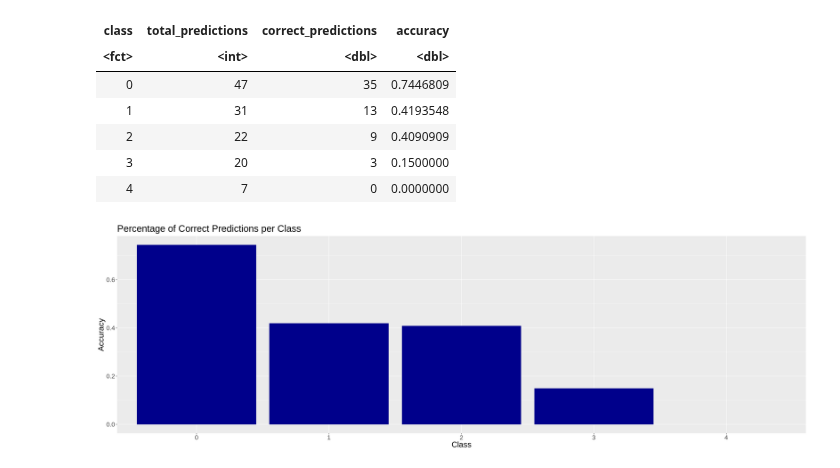
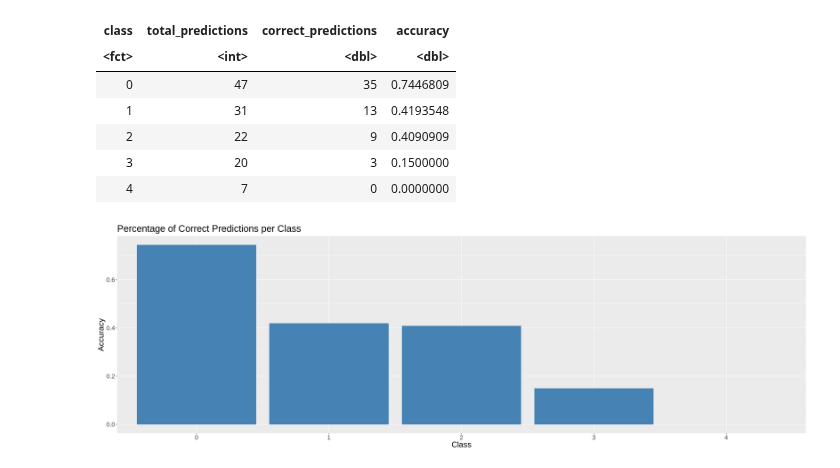
Before and after one commit to sachit-sharma/dsci-100-group-project-group53, a Jupyter notebook: project_report.ipynb, the cells around one changed output. Cells and saved outputs as stored; diff of their text form; code cells hidden in the pictures.

```diff
--- a/project_report.ipynb
+++ b/project_report.ipynb
@@ -402,7 +402,7 @@ heart_disease_vfold <- vfold_cv(heart_disease_train, v = 5, strata = class)
 
 #Creating the recipe and performing centering, scaling and upsampling.
 
-heart_disease_recipe <- recipe(class ~ thalach + chol + oldpeak + slope, data = heart_disease_train) |>
+heart_disease_recipe <- recipe(class ~ thalach + chol + trestbps + slope, data = heart_disease_train) |>
                         step_center(all_predictors()) |>
                         step_scale(all_predictors())
 
@@ -566,11 +566,11 @@ A tibble: 5 × 4
 | 4 | 7 | 0 | 0.0000000 |
 # %%
 accuracy_plot_classes <- ggplot(prediction_accuracy   , aes (x = class, y = accuracy)) +
-                         geom_bar(stat = "identity", fill = "darkblue") +
+                         geom_bar(stat = "identity", fill = "steelblue") +
                          labs(x = "Class", y = "Accuracy") +
                          ggtitle ("Percentage of Correct Predictions per Class") +
                          theme(text = element_text(size = 20))
 
 accuracy_plot_classes
 # %% [output]
-[figure, old version]
+[figure, new version]
```
Also changed, not shown: parts of 3 cells of this notebook.
